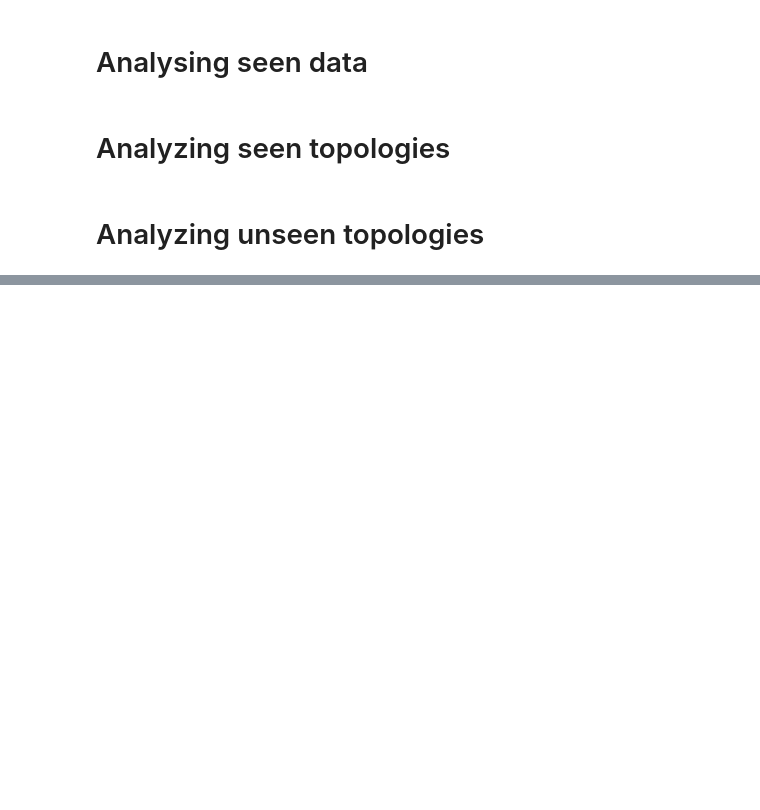
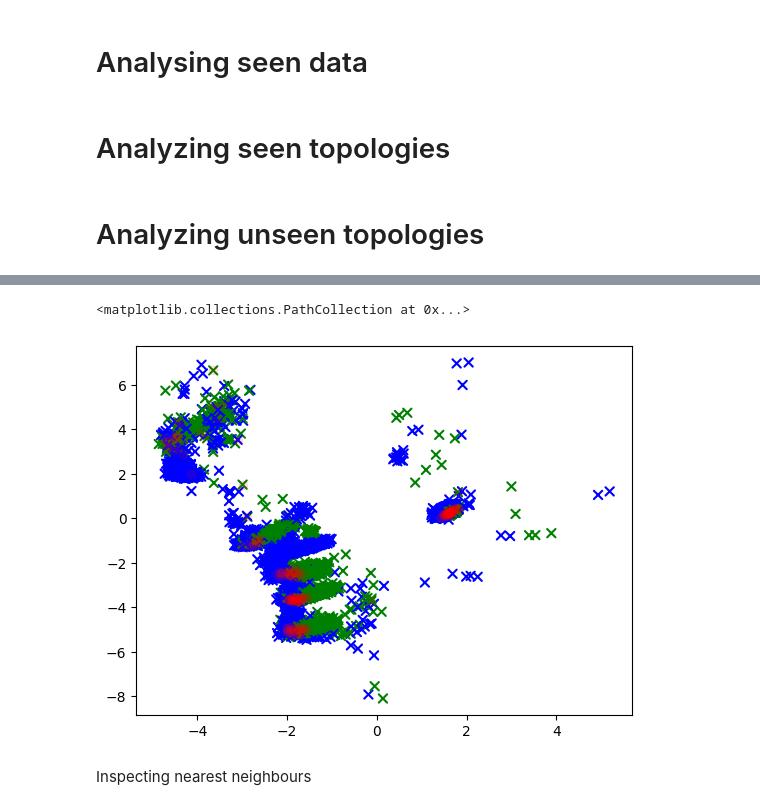
Before and after one commit to MatthijsdeJ/GNN_PN_Operation_MSc_Thesis, a Jupyter notebook: evaluation.ipynb, the cells around one changed output, grey strips where cells are left out. Saved outputs shown, nothing was run; the diff lists cells and outputs as text; code cells hidden in the pictures; blank space fills up the shorter version.

```diff
--- a/evaluation.ipynb
+++ b/evaluation.ipynb
@@ -165,0 +466,18 @@ figures['accuracy_per_label']
+# %%
+from collections import Counter
+
+confusions = Counter()
+
+for dp in datapoints:
+    Y = dp[1]
+    P = dp[2]
+
+    if Y==P:
+        continue
+
+    if int(Y, 2) < int(P, 2):
+        confusions[(Y, P)] += 1
+    else:
+        confusions[(P, Y)] += 1
+# %%
+most_common_confusions = confusions.most_common()
@@ -165,0 +495,11 @@ figures['accuracy_per_label']
+# %%
+confusion_rank = 0
+confused_class1, confused_class2 = most_common_confusions[confusion_rank][0]
+color_map = {confused_class1: 'g', confused_class2: 'b'}
+
+datapoints_either_class = [dp for dp in datapoints if dp[1] in (confused_class1, confused_class2)]
+either_class_color = [color_map[dp[1]] for dp in datapoints_either_class]
+either_class_X = np.array([dp[0] for dp in datapoints_either_class])
+
+confused = [dp for dp in datapoints_either_class if (dp[1] != dp[2] and dp[2] in (confused_class1, confused_class2))]
+confused_X = np.array([dp[0] for dp in confused])
@@ -165,0 +536,8 @@ figures['accuracy_per_label']
+# %%
+plt.scatter(*pca.transform(either_class_X).T, color=either_class_color, marker='x')
+plt.scatter(*pca.transform(confused_X).T, color='r', alpha=0.1)
+# %% [output]
+<matplotlib.collections.PathCollection at 0x...>
+[figure, added]
+# %% [markdown]
+Inspecting nearest neighbours
```
Also changed, not shown: parts of 34 cells of this notebook.
